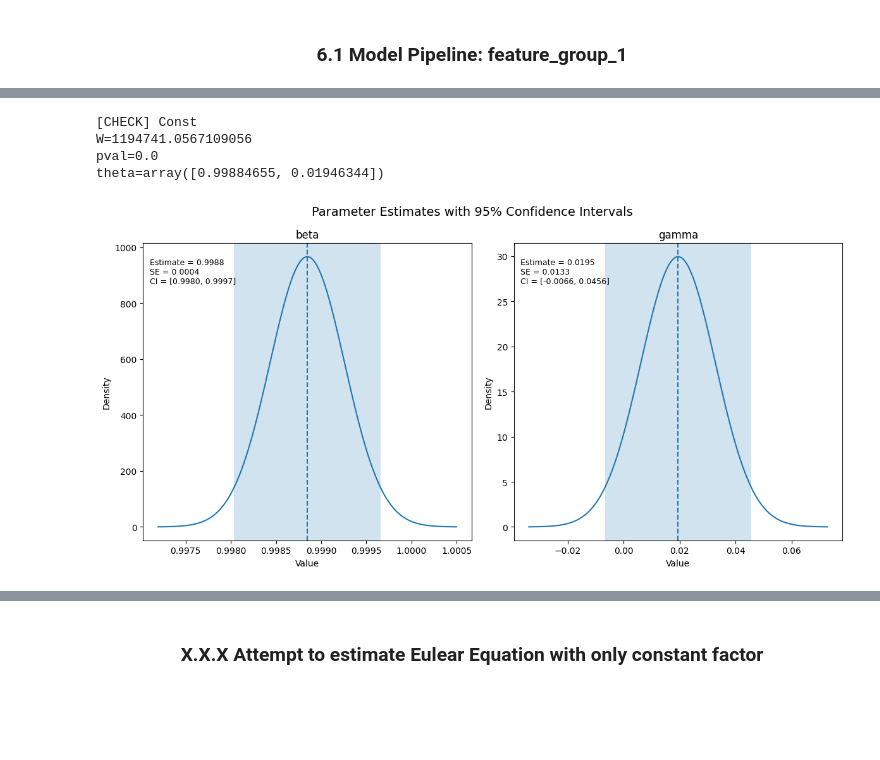
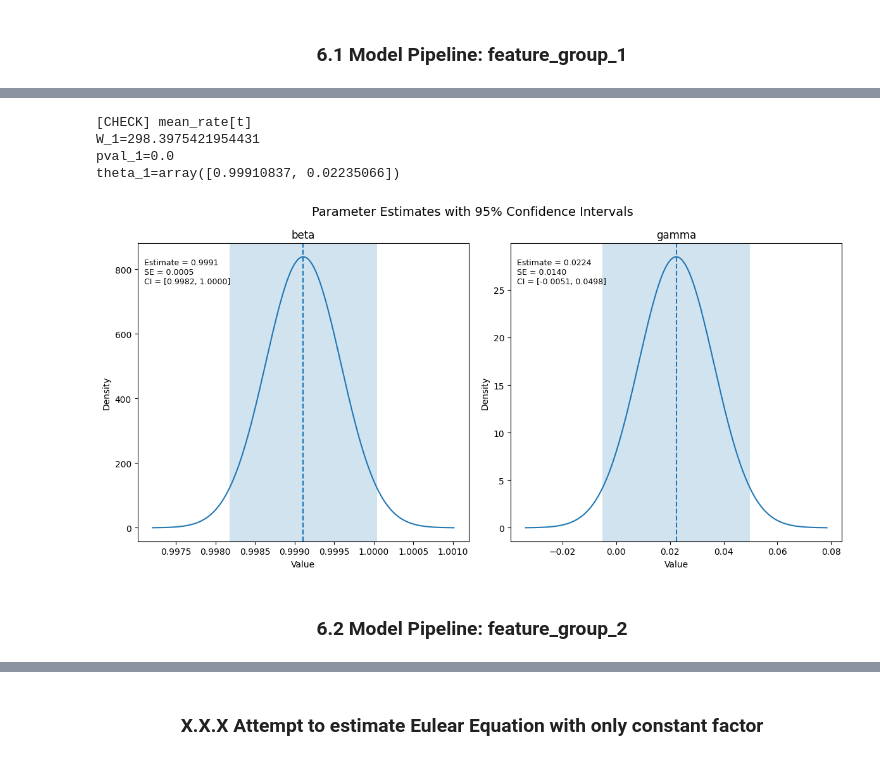
Before and after one commit to KoRoJIeBu4/REDUNDANCY-TESTS-OF-MOMENT-CONDITIONS-APPLIED-TO-MACROECONOMIC-MODELS, a Jupyter notebook: main.ipynb, the cells around one changed output, grey strips where cells are left out. Saved outputs shown, nothing was run; the diff lists cells and outputs as text; code cells hidden in the pictures; blank space fills up the shorter version.

```diff
--- a/main.ipynb
+++ b/main.ipynb
@@ -686,10 +716,16 @@ features.head()
 # %% [markdown]
 ## <center> 6 Model Pipeline <center>
 # %%
-# Пере оценкой коэффициентов на всем наборе данных, попробуем это сделать на отдельных блоках и посмотреть на распределение оценок
+# Перед оценкой коэффициентов на всем наборе данных, попробуем это сделать на отдельных блоках и посмотреть на распределение оценок
 cleaned_feature_group_1 = pd.read_excel('data/datasets/features/cleaned_feature_group_1.xlsx', index_col=0)
 cleaned_feature_group_2 = pd.read_excel('data/datasets/features/cleaned_feature_group_2.xlsx', index_col=0)
 cleaned_feature_group_3 = pd.read_excel('data/datasets/features/cleaned_feature_group_3.xlsx', index_col=0)
+feature_group_1 = pd.read_excel('data/datasets/features/feature_group_1.xlsx', index_col=0)
+feature_group_2 = pd.read_excel('data/datasets/features/feature_group_2.xlsx', index_col=0)
+feature_group_3 = pd.read_excel('data/datasets/features/feature_group_3.xlsx', index_col=0)
+consumption = pd.read_excel('data/datasets/consumption.xlsx', index_col=0)
+real_return = pd.read_excel('data/datasets/real_return.xlsx', index_col=0)
+
 
 initial_dataset = consumption.copy()[['date', 'C[t]']]
 initial_dataset = pd.merge(initial_dataset, real_return[['date', 'R[t+1]']], how='left', on='date')
@@ -733,9 +769,9 @@ test_feature_group_1.head()
 # %%
 moments = [make_moment(name) for name in MOMENT_NAMES]
-f2_indices = [0]
+f2_indices = [3]
 a_indexes = [1]
 print(f"[CHECK] {' + '.join([MOMENT_NAMES[i] for i in range(len(MOMENT_NAMES)) if i in f2_indices])}")
-W, pval, theta, cov = unconditional_relevance(
+W_1, pval_1, theta_1, cov_1 = unconditional_relevance(
     data=data,
     moments=moments,
     f2_indexes=f2_indices,
@@ -743,20 +779,22 @@ W, pval, theta, cov = unconditional_relevance(
     theta_init=[0, 0],
     # verbose=True
 )
-print(f"{W=}")
-print(f"{pval=}")
-print(f"{theta=}")
+print(f"{W_1=}")
+print(f"{pval_1=}")
+print(f"{theta_1=}")
 # %% [output]
-[CHECK] Const
-W=1194741.0567109056
-pval=0.0
-theta=array([0.99884655, 0.01946344])
+[CHECK] mean_rate[t]
+W_1=298.3975421954431
+pval_1=0.0
+theta_1=array([0.99910837, 0.02235066])
 # %%
 utilities.plot_theta_estimates(
-    theta_hat=theta,
-    cov_theta=cov,
+    theta_hat=theta_1,
+    cov_theta=cov_1,
     alpha=0.05,
     param_names=['beta', 'gamma']
 )
 # %% [output]
-[figure, old version]
+[figure, new version]
+# %% [markdown]
+### <center> 6.2 Model Pipeline: feature_group_2 <center>
```
Also changed, not shown: parts of 51 cells of this notebook, 18 other files.
